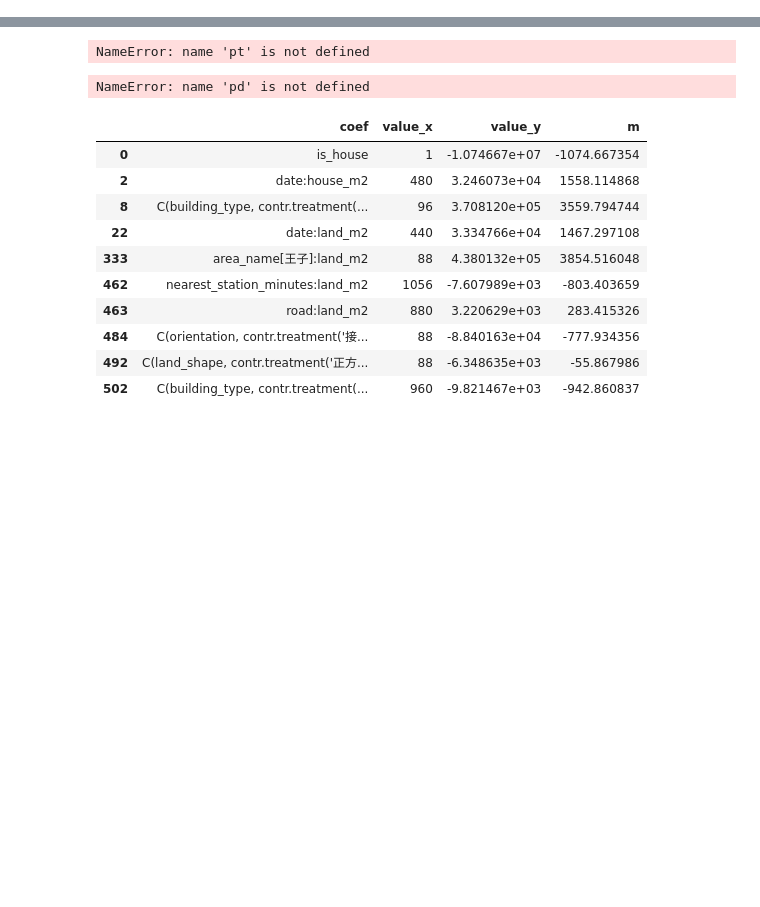
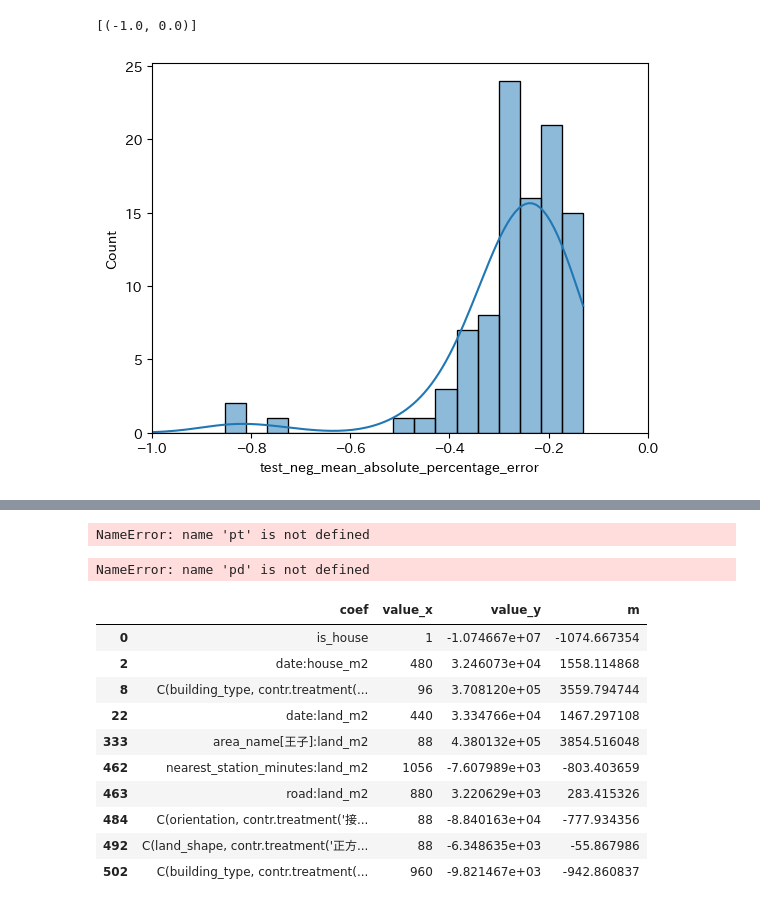
Before and after one commit to zermelozf/housepricetokyo, a Jupyter notebook: buy.ipynb, the cells around one changed output, grey strips where cells are left out. Drawn from its saved outputs; the diff is of its cells as text; code cells hidden in the pictures; blank space fills up the shorter version.

```diff
--- a/buy.ipynb
+++ b/buy.ipynb
@@ -39,15 +39,15 @@ is_house +
 X = pt.fit_transform(X)
 # %%
 model = LassoCV(alphas=[0.1, 1, 10, 100, 1000, 10000], max_iter=10000, tol=0.1, fit_intercept=False)
-# scores = pd.DataFrame(
-#     cross_validate(
-#         model,
-#         X, y,
-#         scoring=['r2', 'neg_mean_absolute_percentage_error'],
-#         return_train_score=True,
-#         cv=10
-#     )
-# )
+scores = pd.DataFrame(
+    cross_validate(
+        model,
+        X, y,
+        scoring=['r2', 'neg_mean_absolute_percentage_error'],
+        return_train_score=True,
+        cv=100
+    )
+)
 model.fit(X, y)
-# scores.apply([np.mean, np.median], axis=0).T
+scores.apply([np.mean, np.median], axis=0).T
 # %% [output]
@@ -56,6 +61,9 @@ LassoCV(alphas=[0.1, 1, 10, 100, 1000, 10000], fit_intercept=False,
 # %%
-# h = sns.histplot(data=scores, x='test_neg_mean_absolute_percentage_error', kde=True)
-# h.set(xlim=(-1, 0))
+h = sns.histplot(data=scores, x='test_neg_mean_absolute_percentage_error', kde=True)
+h.set(xlim=(-1, 0))
+# %% [output]
+[(-1.0, 0.0)]
+[figure, added]
 # %%
 s = pd.DataFrame({
     'coef': X.columns,
```
Also changed, not shown: parts of 4 cells of this notebook, 7 other files.
